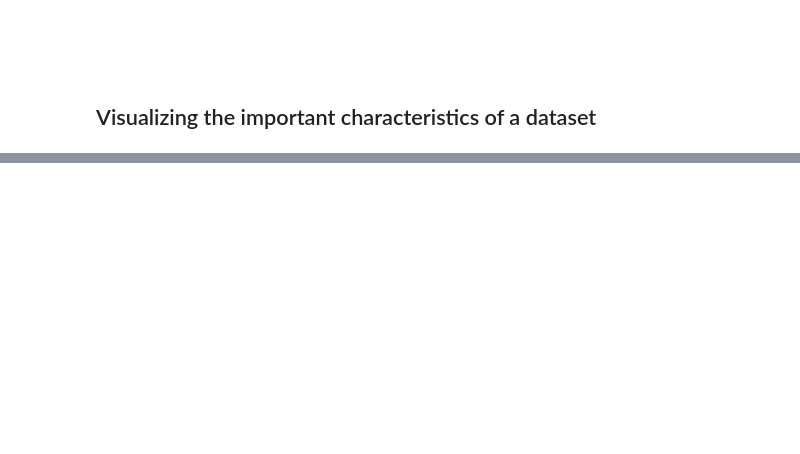
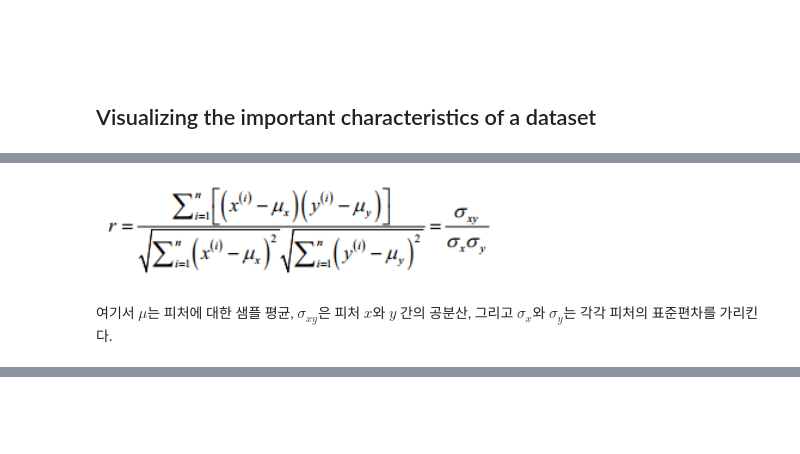
Before and after one commit to rnder/python-machine-learning-book, a Jupyter notebook: code/ch10/ch10-kor.ipynb, the cells around one changed output, grey strips where cells are left out. Cells and saved outputs as stored; diff of their text form; code cells hidden in the pictures; blank space fills up the shorter version.

Commit message:
added image

```diff
--- a/code/ch10/ch10-kor.ipynb
+++ b/code/ch10/ch10-kor.ipynb
@@ -161,3 +155,9 @@ plt.show()
+# %%
+Image(filename='./images/10_21.png', width=400)
+# %% [output]
+[figure, added]
+# %% [markdown]
+여기서 $\mu$는 피처에 대한 샘플 평균, $\sigma_{xy}$은 피처 $x$와 $y$ 간의 공분산, 그리고 $\sigma_x$와 $\sigma_y$는 각각 피처의 표준편차를 가리킨다.
 # %%
 import numpy as np
 
```
Also changed, not shown: parts of 29 cells of this notebook, 2 other files.
